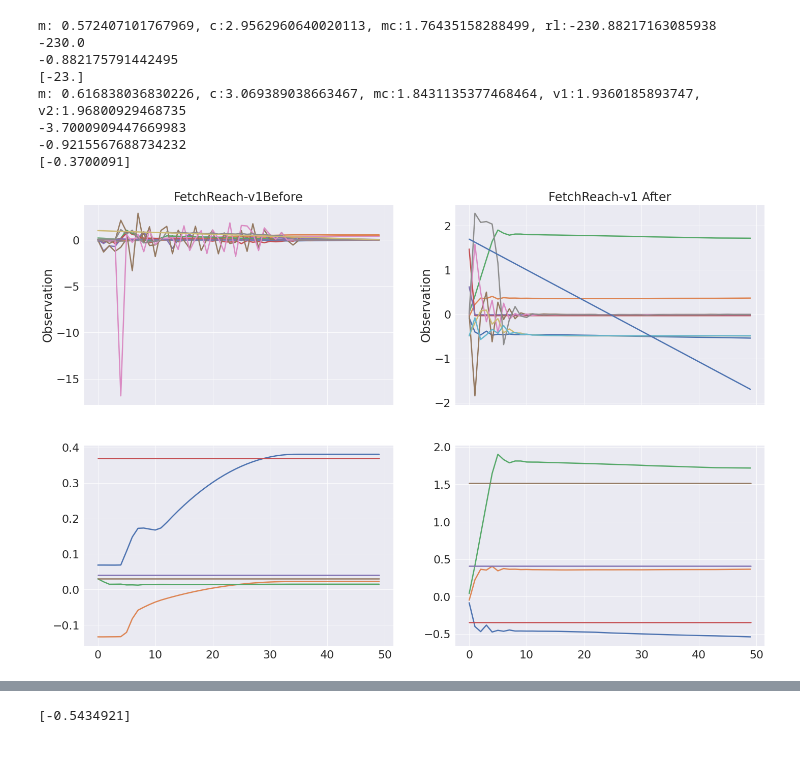
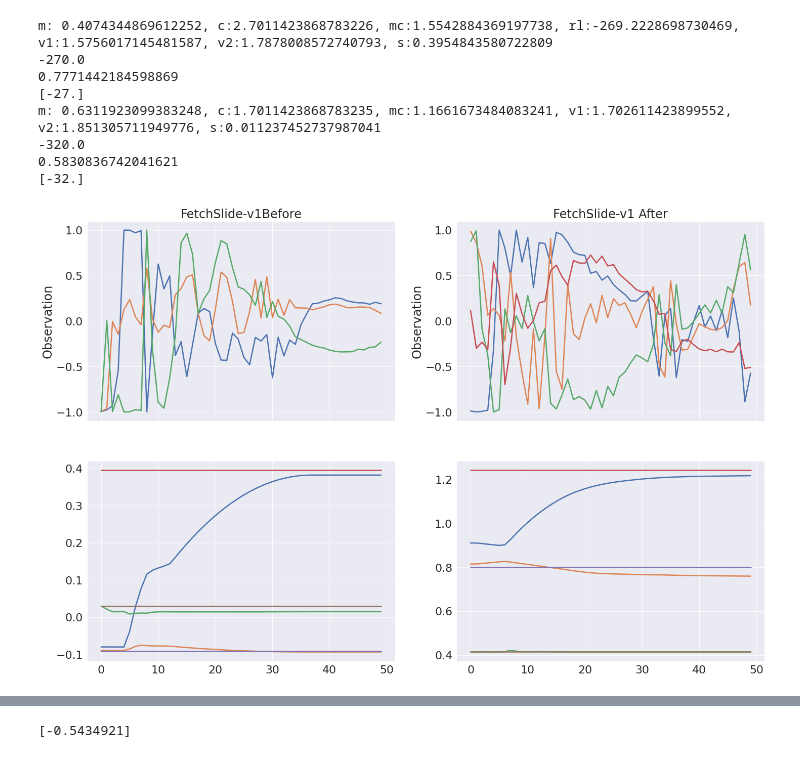
Before and after one commit to sgillen/policy_refinement, a Jupyter notebook: zoo_check.ipynb, the cells around one changed output, grey strips where cells are left out. Saved outputs shown, nothing was run; the diff lists cells and outputs as text; code cells hidden in the pictures.

```diff
--- a/zoo_check.ipynb
+++ b/zoo_check.ipynb
@@ -43,7 +43,7 @@ algo = 'tqc'
 env_name = "PandaSlide-v1"
 env1, model1 = load_zoo_agent(env_name, algo)
 
-env_name = "FetchReach-v1"
+env_name = "FetchSlide-v1"
 env2, model2 = load_zoo_agent(env_name, algo)
 
 # env_name = "HalfCheetahBulletEnv-v0"
@@ -57,0 +51,7 @@ with params: {'norm_obs': True, 'norm_reward': True}
+# %%
+env_name = "Pendulum-v0"
+
+for algo in ['ppo', 'a2c', 'ddpg', 'td3', 'sac', 'tqc']:
+    env, model = load_zoo_agent(env_name, algo)
+    print(algo + "---------------------------------------------------")
+    print(model.policy)
@@ -60,8 +112,11 @@ from seagul.mesh import variation_dim
 from seagul.mesh import DualRewardLin
 
 def mdim_avg(o,a,r):
-    m,c,_,_ = mesh_dim(o)
-    return -(m+c)/2
+    m,c,_,_ = mesh_dim(a)
+    return (m+c)/2
+
+def std_diff(o):
+    return np.mean(np.diff(o, axis=0).std(axis=0))#/np.abs(np.mean(np.diff(o, axis=0), axis=0)))
 
 a1 = 10
 b1 = .5
@@ -77,7 +132,7 @@ if type(o[0]) == collections.OrderedDict:
 
 
 #plt.figure(figsize=(16,10))
-ax1o.plot(o);
+ax1o.plot(a);
 ax1o.set_title(env_name + "Before")
 ax1o.set_ylabel('Observation')
 
@@ -85,58 +140,61 @@ ax1r.plot(ach);
 ax1r.plot(des);
 
 
-m,c,_,_ = mesh_dim(o)
-v1 = variation_dim(o,1)
-v2 = variation_dim(o,2)
+m,c,_,_ = mesh_dim(a)
+v1 = variation_dim(a,1)
+v2 = variation_dim(a,2)
+sd = std_diff(a)
 
 rl = lin_rew(o,a,r)
 
-print(f"m: {m}, c:{c}, mc:{(m+c)/2}, rl:{sum(rl)}")
+print(f"m: {m}, c:{c}, mc:{(m+c)/2}, rl:{sum(rl)}, v1:{v1}, v2:{v2}, s:{sd}")
 # ax1r.set_xlabel('Time Ticks')
 # ax1r.set_ylabel('Goal')
 print(a1*sum(r)[0])
 print(b1*mdim_avg(o,a,r))
 
 print(sum(r))
 
 
 
 o,a,r,i = do_rollout_stable(env2, model2, render=False,seed=seed);
 
 if type(o[0]) == collections.OrderedDict:
     o,ach,des = dict_to_array(o)
 
 #plt.figure(figsize=(16,10))
-ax2o.plot(o);
+ax2o.plot(a);
 ax2o.set_title(env_name + " After")
 ax2o.set_ylabel('Observation')
 
 ax2r.plot(ach);
 ax2r.plot(des);
 
 
-m,c,_,_ = mesh_dim(o)
-v1 = variation_dim(o,1)
-v2 = variation_dim(o,2)
-print(f"m: {m}, c:{c}, mc:{(m+c)/2}, v1:{v1}, v2:{v2}")
+m,c,_,_ = mesh_dim(a)
+v1 = variation_dim(a,1)
+v2 = variation_dim(a,2)
+sd = std_diff(o)
+
+print(f"m: {m}, c:{c}, mc:{(m+c)/2}, v1:{v1}, v2:{v2}, s:{sd}")
 print(a1*sum(r)[0])
 print(b1*mdim_avg(o,a,r))
 
 # ax2r.set_xlabel('Time Ticks')
 # ax2r.set_ylabel('Goal')
 
 print(sum(r))
 #print(sum(fn(o, a, r)))
 # %% [output]
-m: 0.572407101767969, c:2.9562960640020113, mc:1.76435158288499, rl:-230.88217163085938
--230.0
--0.882175791442495
-[-23.]
-m: 0.616838036830226, c:3.069389038663467, mc:1.8431135377468464, v1:1.9360185893747, v2:1.96800929468735
--3.7000909447669983
--0.9215567688734232
-[-0.3700091]
+m: 0.4074344869612252, c:2.7011423868783226, mc:1.5542884369197738, rl:-269.2228698730469, v1:1.5756017145481587, v2:1.7878008572740793, s:0.3954843580722809
+-270.0
+0.7771442184598869
+[-27.]
+m: 0.6311923099383248, c:1.7011423868783235, mc:1.1661673484083241, v1:1.702611423899552, v2:1.851305711949776, s:0.011237452737987041
+-320.0
+0.5830836742041621
+[-32.]
-[figure, old version]
+[figure, new version]
 # %%
 # o,a,r,i = do_rollout_stable(env, model, render=False);
 
```
Also changed, not shown: parts of 6 cells of this notebook, 3 other files.
